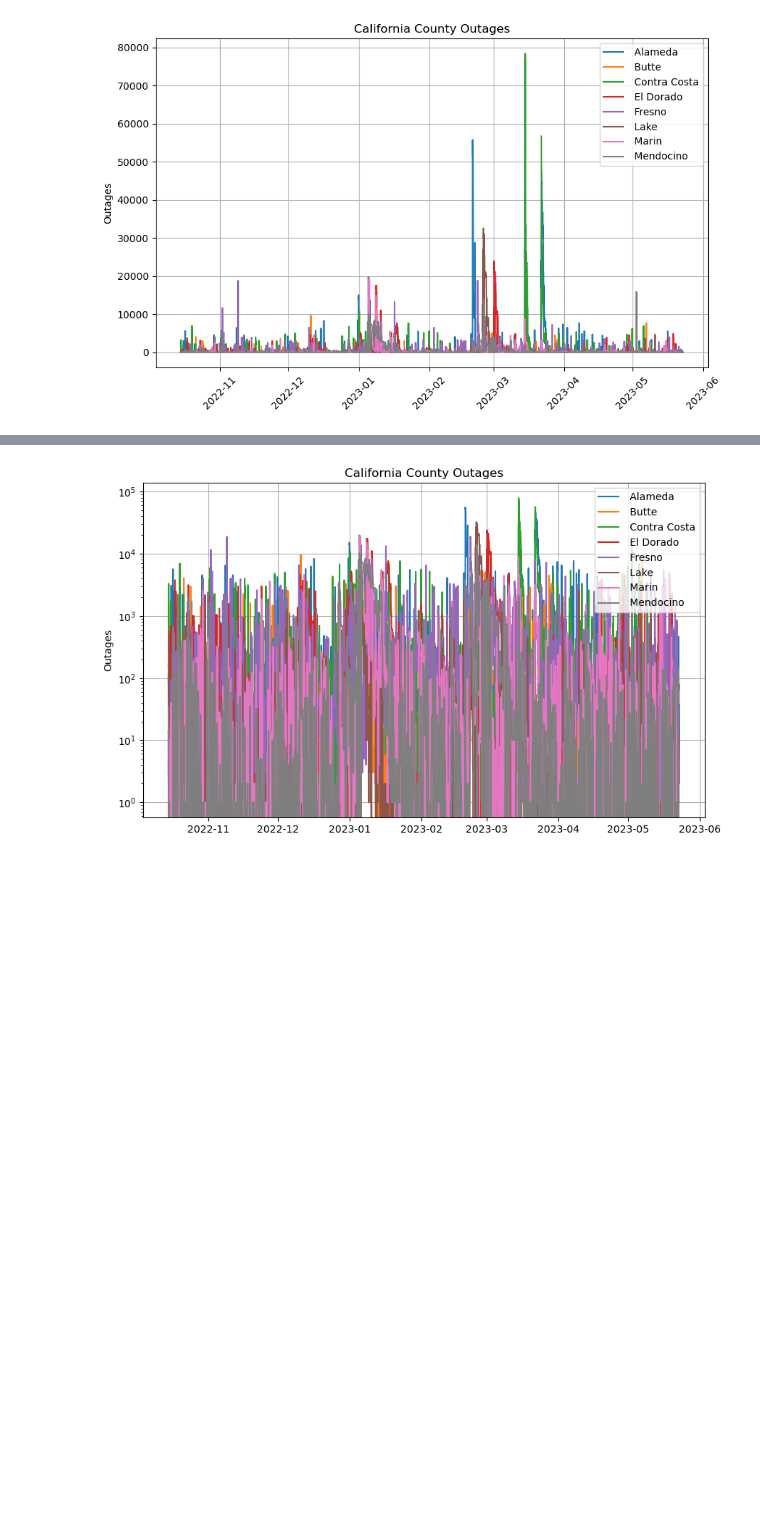
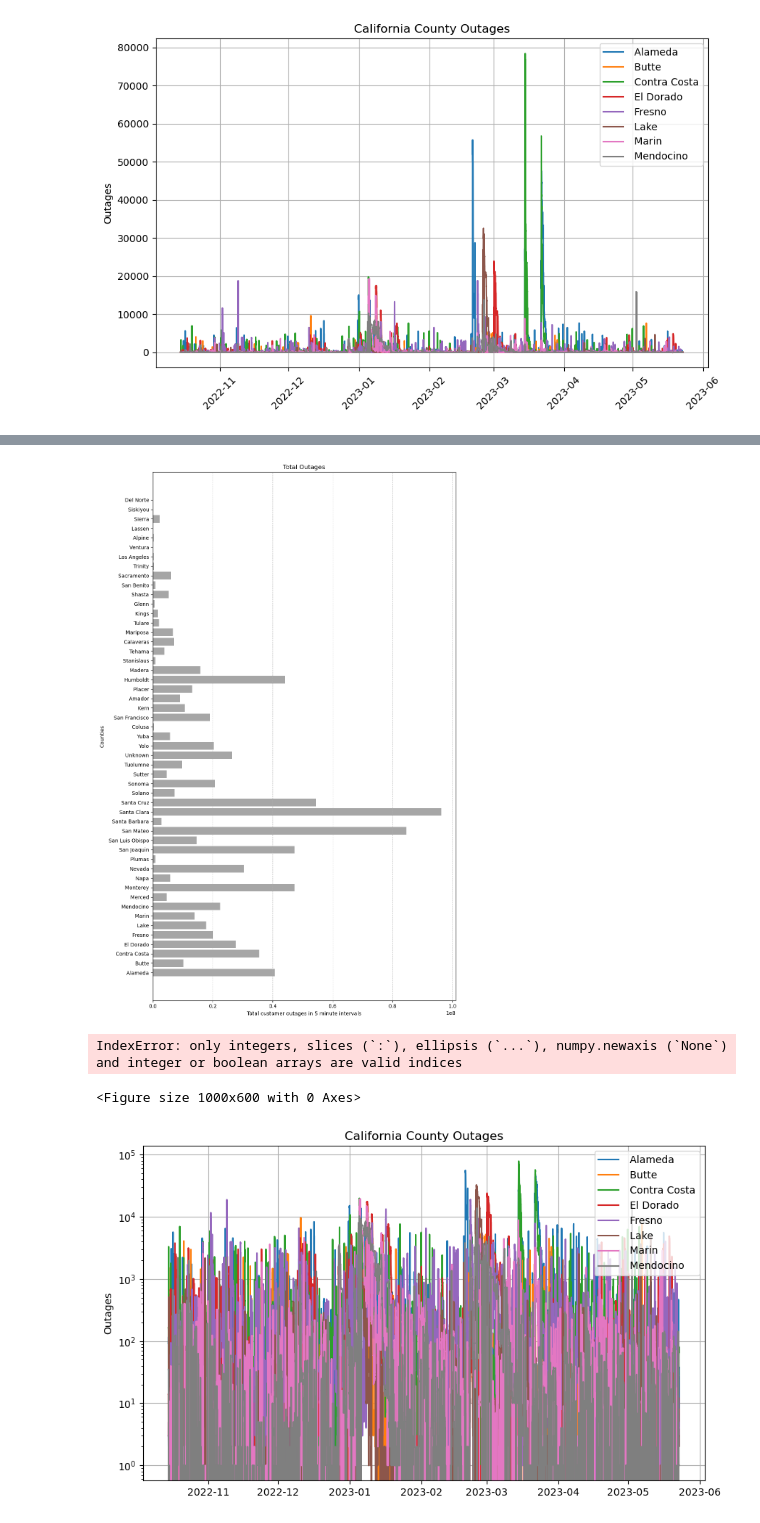
Before and after one commit to headrotor/powerscraper, a Jupyter notebook: data/dataviz.ipynb, the cells around one changed output, grey strips where cells are left out. Cells and saved outputs as stored; diff of their text form; code cells hidden in the pictures; blank space fills up the shorter version.

```diff
--- a/data/dataviz.ipynb
+++ b/data/dataviz.ipynb
@@ -33,3 +50,58 @@ plt.savefig('county-bar.png', bbox_inches='tight', dpi=600)
+# %%
+# plot county marginals (summed over time)
+
+
+
+columns_to_plot = df.columns[3:-1]
+
+# Calculate the sum of each selected column
+column_sums = df[columns_to_plot].sum()
+
+# Convert the column names and sums into lists
+column_names = column_sums.index.tolist()
+column_sums_values = column_sums.tolist()
+
+plt.figure(figsize=(10, len(column_names) * 0.3))
+
+# Plotting the horizontal bar chart
+plt.barh(column_names, column_sums_values, alpha=0.7, color='gray')
+plt.xlabel('Total customer outages in 5 minute intervals')
+plt.ylabel('Counties')
+plt.title('Total Outages')
+plt.grid(axis='x', linestyle='--', alpha=0.7)
+plt.tight_layout()
+plt.savefig('county-bar-marginal', bbox_inches='tight', dpi=600)
+plt.show()
+# %% [output]
+[figure, added]
+# %%
+# plot time marginal (summed over counties)
+
+
+
+columns_to_plot = df.columns[3:-1]
+
+# Calculate the sum of each selected column
+row_sums = df[columns_to_plot].sum(axis=1)
+
+
+row_sums_values = row_sums.tolist()
+time_axis =
+
+plt.figure(figsize=(10, 6))
+
+# Plotting the horizontal bar chart
+plt.bar(df.columns['epoch'], row_sums_values, alpha=0.7, color='gray')
+plt.xlabel('Total customer outages for all counties')
+plt.ylabel('Outages')
+plt.title('Time')
+plt.grid(axis='x', linestyle='--', alpha=0.7)
+plt.tight_layout()
+plt.savefig('time-marginal', bbox_inches='tight', dpi=600)
+plt.show()
+# %% [output]
+IndexError: only integers, slices (`:`), ellipsis (`...`), numpy.newaxis (`None`) and integer or boolean arrays are valid indices
+<Figure size 1000x600 with 0 Axes>
 # %%
 
 
```
Also changed, not shown: parts of 2 cells of this notebook.
